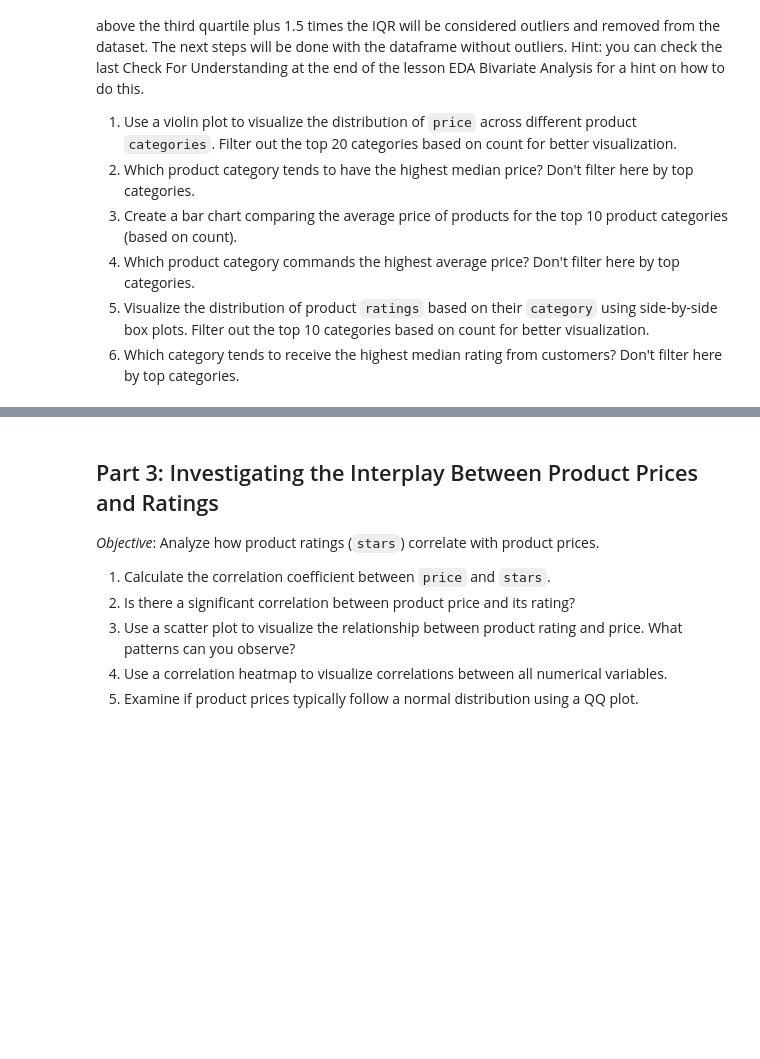
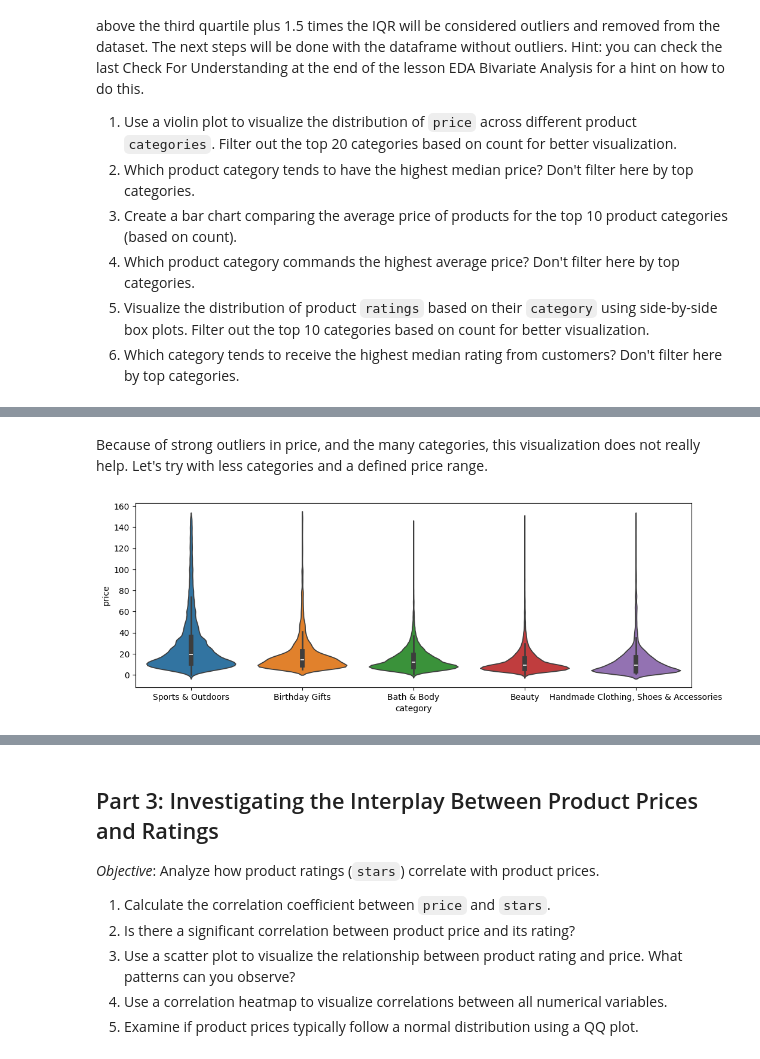
Before and after one commit to richim96/ironhack-eda-bivariate-analysis, a Jupyter notebook: lab_eda_bivariate.ipynb, the cells around one changed output, grey strips where cells are left out. Cells and saved outputs as stored; diff of their text form; code cells hidden in the pictures; blank space fills up the shorter version.

```diff
--- a/lab_eda_bivariate.ipynb
+++ b/lab_eda_bivariate.ipynb
@@ -93,0 +228,13 @@ Hint: you can check the last Check For Understanding at the end of the lesson ED
+# %% [markdown]
+Because of strong outliers in price, and the many categories, this visualization does not really help. Let's try with less categories and a defined price range.
+# %%
+plt.figure(figsize=(12, 4))
+sns.violinplot(
+    data=df[(df.category.isin(top_20_cat[:5])) & (df.price < 150)],
+    x="category",
+    y="price",
+    hue="category"
+)
+plt.show()
+# %% [output]
+[figure, added]
```
Also changed, not shown: parts of 34 cells of this notebook, 1 other file.
